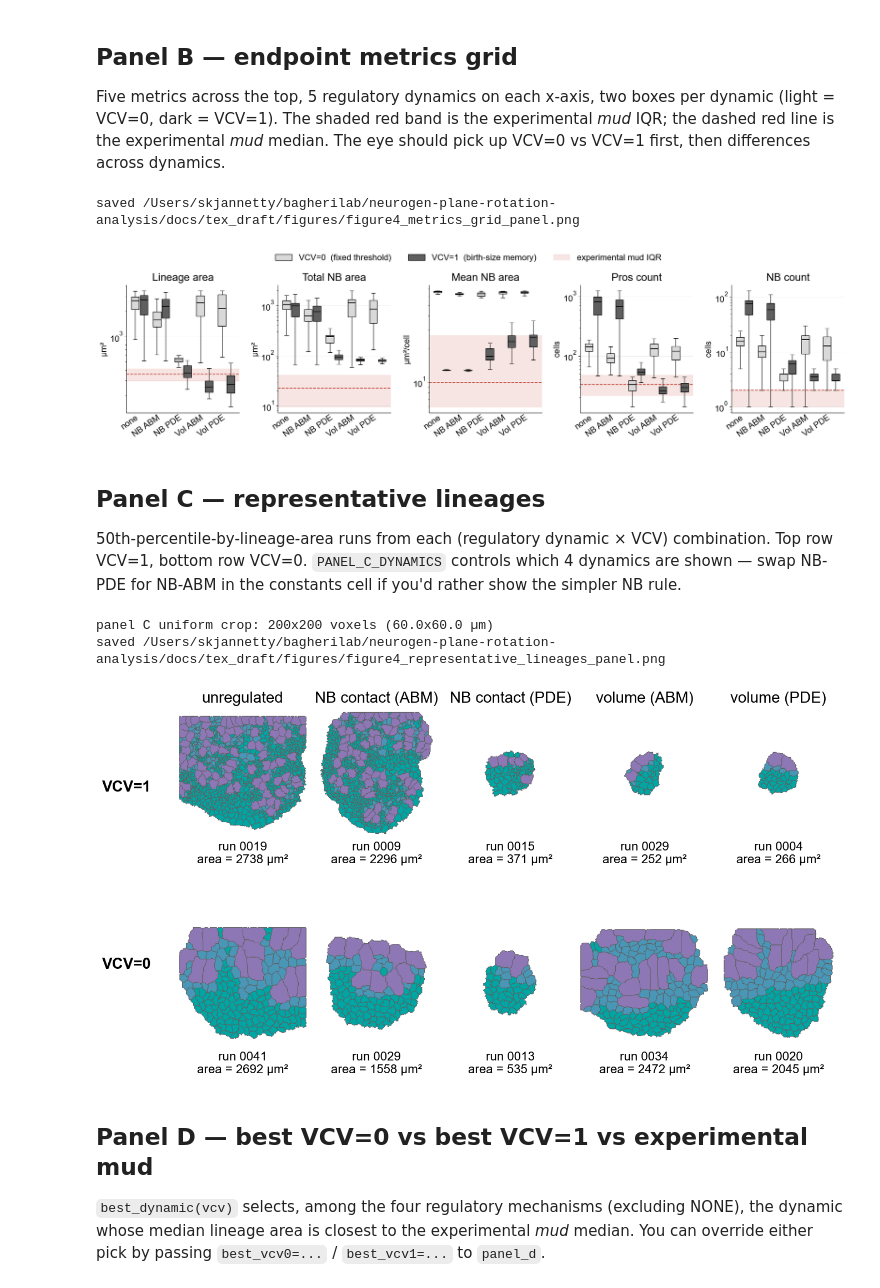
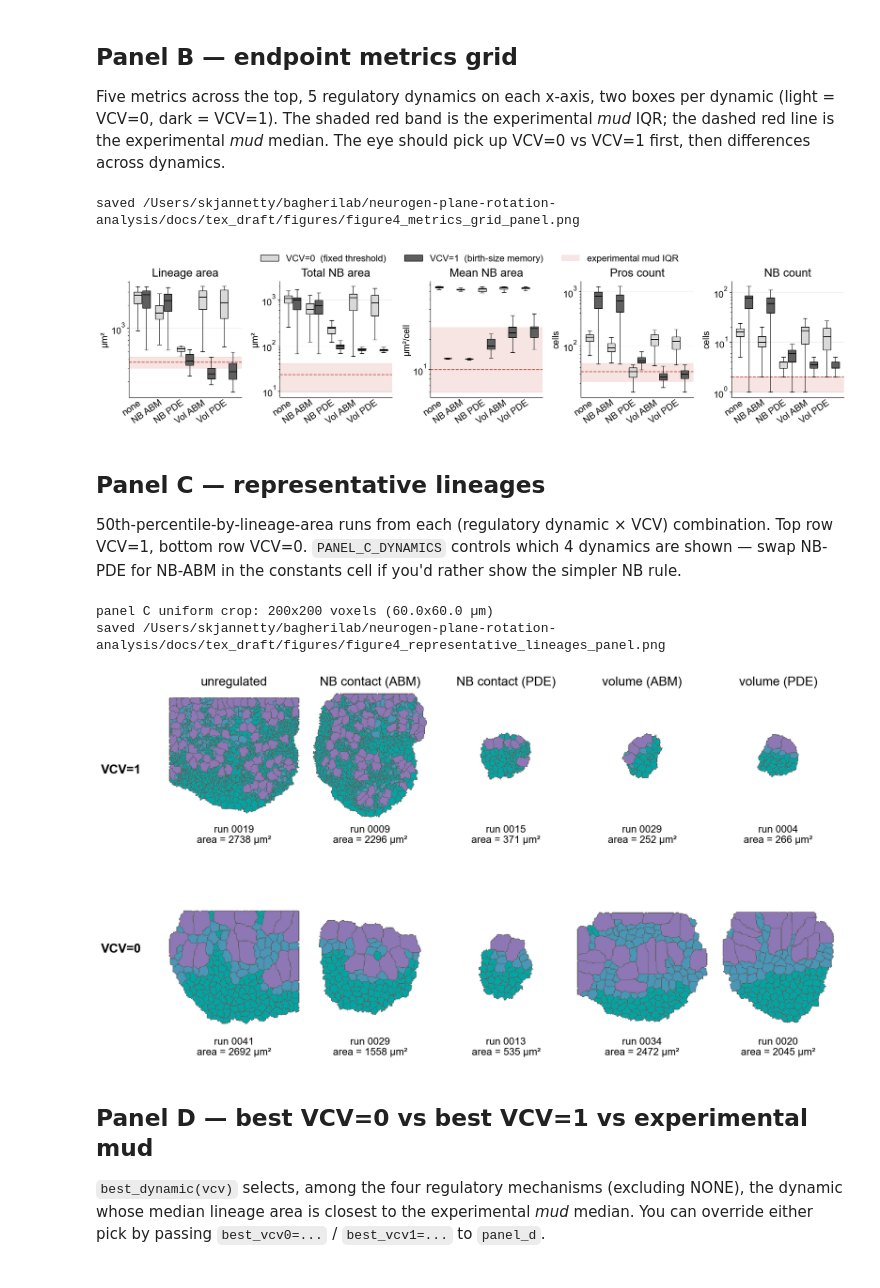
Before and after one commit to Jannetty/drosophila-neuroblast-CPM-analysis, a Jupyter notebook: docs/tex_draft/figure4_paper_figures.ipynb, the cells around one changed output. Saved outputs shown, nothing was run; the diff lists cells and outputs as text; code cells hidden in the pictures.

```diff
--- a/docs/tex_draft/figure4_paper_figures.ipynb
+++ b/docs/tex_draft/figure4_paper_figures.ipynb
@@ -228,7 +228,7 @@ def style_publication_axis(ax: plt.Axes) -> None:
 Five metrics across the top, 5 regulatory dynamics on each x-axis, two boxes per dynamic (light = VCV=0, dark = VCV=1). The shaded red band is the experimental *mud* IQR; the dashed red line is the experimental *mud* median. The eye should pick up VCV=0 vs VCV=1 first, then differences across dynamics.
 # %%
 def panel_b() -> plt.Figure:
-    fig, axes = plt.subplots(1, len(METRIC_SPECS), figsize=(20.0, 5.6))
+    fig, axes = plt.subplots(1, len(METRIC_SPECS), figsize=(18.4, 4.7))
     box_width = 0.36
     group_centers = np.arange(1, len(DYNAMIC_ORDER) + 1, dtype=float)
 
@@ -269,41 +269,41 @@ def panel_b() -> plt.Figure:
             label.set_rotation(35)
             label.set_ha("right")
         style_publication_axis(ax)
 
     handles = [
         Patch(facecolor=VCV_FILL[0], edgecolor="black", label="VCV=0  (fixed threshold)"),
         Patch(facecolor=VCV_FILL[1], edgecolor="black", label="VCV=1  (birth-size memory)"),
         Patch(facecolor=EXP_BAND_COLOR, alpha=EXP_BAND_ALPHA, label="experimental mud IQR"),
     ]
     fig.legend(
         handles=handles,
         loc="upper center",
         ncol=3,
         frameon=False,
         fontsize=FONT_SIZE_LABEL,
         bbox_to_anchor=(0.5, 1.02),
     )
     fig.subplots_adjust(left=0.05, right=0.995, top=0.84, bottom=0.24, wspace=0.34)
     return fig
 
 
 fig_b = panel_b()
 path_b_png = FIG_DIR / "figure4_metrics_grid_panel.png"
 path_b_pdf = FIG_DIR / "figure4_metrics_grid_panel.pdf"
 fig_b.savefig(path_b_png, bbox_inches="tight", facecolor="white")
 fig_b.savefig(path_b_pdf, bbox_inches="tight", facecolor="white")
 print(f"saved {path_b_png}")
 plt.show()
 # %% [output]
 saved /Users/skjannetty/bagherilab/neurogen-plane-rotation-analysis/docs/tex_draft/figures/figure4_metrics_grid_panel.png
-[figure, old version]
+[figure, new version]
 # %% [markdown]
 ## Panel C — representative lineages
 
 50th-percentile-by-lineage-area runs from each (regulatory dynamic × VCV) combination. Top row VCV=1, bottom row VCV=0. `PANEL_C_DYNAMICS` controls which 4 dynamics are shown — swap NB-PDE for NB-ABM in the constants cell if you'd rather show the simpler NB rule.
 # %%
 def panel_c() -> plt.Figure:
-    fig, axes = plt.subplots(2, len(PANEL_C_DYNAMICS), figsize=(14.0, 7.6))
+    fig, axes = plt.subplots(2, len(PANEL_C_DYNAMICS), figsize=(17.4, 9.4))
     sim_id_for = {(dyn, vcv): sid for sid, vcv, dyn in SIM_MAP}
 
     for col, dyn in enumerate(PANEL_C_DYNAMICS):
@@ -367,7 +367,7 @@ plt.show()
 # %% [output]
 panel C uniform crop: 200x200 voxels (60.0x60.0 µm)
 saved /Users/skjannetty/bagherilab/neurogen-plane-rotation-analysis/docs/tex_draft/figures/figure4_representative_lineages_panel.png
-[figure, old version]
+[figure, new version]
 # %% [markdown]
 ## Panel D — best VCV=0 vs best VCV=1 vs experimental mud
 
```
Also changed, not shown: parts of 1 cell of this notebook, 8 other files.
